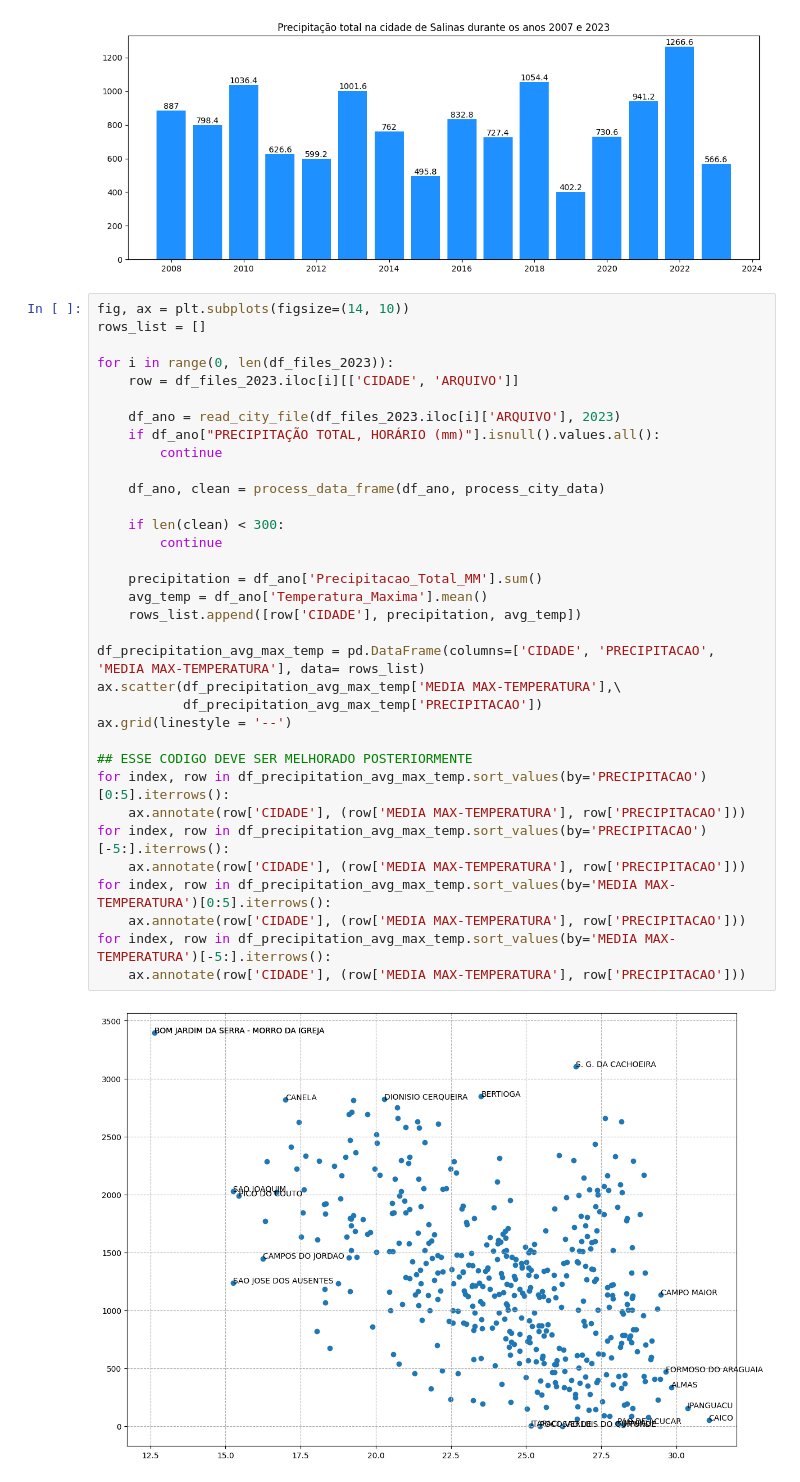
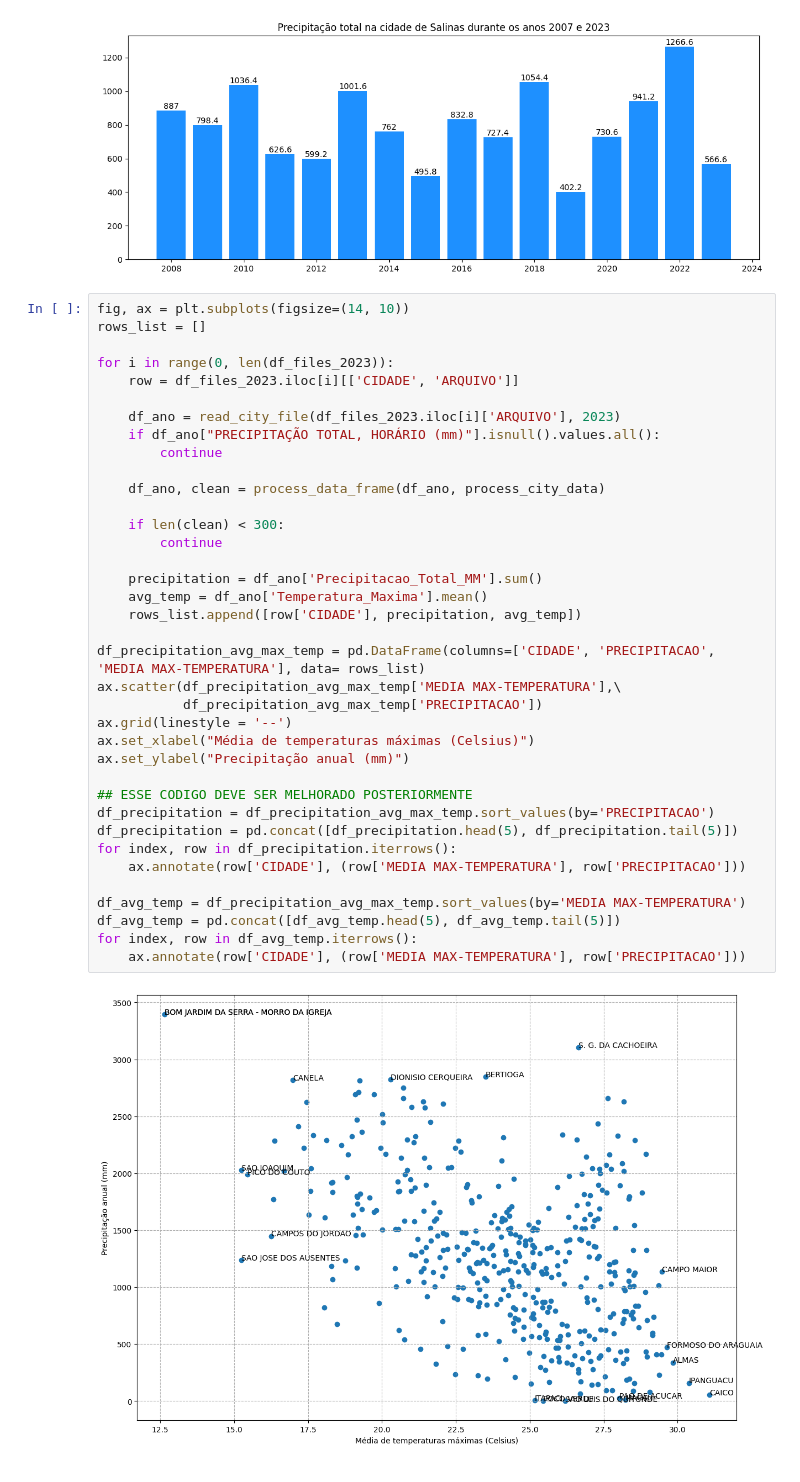
Before and after one commit to nfmmendes/INMET-data-play, a Jupyter notebook: Dados Metereológicos do INMET.ipynb, the cells around one changed output. Saved outputs shown, nothing was run; the diff lists cells and outputs as text.

Commit message:
Improve precipitation/temp visualization

```diff
--- a/Dados Metereológicos do INMET.ipynb
+++ b/Dados Metereológicos do INMET.ipynb
@@ -351,36 +351,39 @@ plt.show()
 # %%
 fig, ax = plt.subplots(figsize=(14, 10))
 rows_list = []
 
 for i in range(0, len(df_files_2023)):
     row = df_files_2023.iloc[i][['CIDADE', 'ARQUIVO']]
 
     df_ano = read_city_file(df_files_2023.iloc[i]['ARQUIVO'], 2023)
     if df_ano["PRECIPITAÇÃO TOTAL, HORÁRIO (mm)"].isnull().values.all():
         continue
 
     df_ano, clean = process_data_frame(df_ano, process_city_data)
 
     if len(clean) < 300:
         continue
 
     precipitation = df_ano['Precipitacao_Total_MM'].sum()
     avg_temp = df_ano['Temperatura_Maxima'].mean()
     rows_list.append([row['CIDADE'], precipitation, avg_temp])
 
 df_precipitation_avg_max_temp = pd.DataFrame(columns=['CIDADE', 'PRECIPITACAO', 'MEDIA MAX-TEMPERATURA'], data= rows_list)
 ax.scatter(df_precipitation_avg_max_temp['MEDIA MAX-TEMPERATURA'],\
            df_precipitation_avg_max_temp['PRECIPITACAO'])
 ax.grid(linestyle = '--')
+ax.set_xlabel("Média de temperaturas máximas (Celsius)")
+ax.set_ylabel("Precipitação anual (mm)")
 
 ## ESSE CODIGO DEVE SER MELHORADO POSTERIORMENTE
-for index, row in df_precipitation_avg_max_temp.sort_values(by='PRECIPITACAO')[0:5].iterrows():
+df_precipitation = df_precipitation_avg_max_temp.sort_values(by='PRECIPITACAO')
+df_precipitation = pd.concat([df_precipitation.head(5), df_precipitation.tail(5)])
+for index, row in df_precipitation.iterrows():
     ax.annotate(row['CIDADE'], (row['MEDIA MAX-TEMPERATURA'], row['PRECIPITACAO']))
-for index, row in df_precipitation_avg_max_temp.sort_values(by='PRECIPITACAO')[-5:].iterrows():
+
+df_avg_temp = df_precipitation_avg_max_temp.sort_values(by='MEDIA MAX-TEMPERATURA')
+df_avg_temp = pd.concat([df_avg_temp.head(5), df_avg_temp.tail(5)])
+for index, row in df_avg_temp.iterrows():
     ax.annotate(row['CIDADE'], (row['MEDIA MAX-TEMPERATURA'], row['PRECIPITACAO']))
-for index, row in df_precipitation_avg_max_temp.sort_values(by='MEDIA MAX-TEMPERATURA')[0:5].iterrows():
-    ax.annotate(row['CIDADE'], (row['MEDIA MAX-TEMPERATURA'], row['PRECIPITACAO']))
-for index, row in df_precipitation_avg_max_temp.sort_values(by='MEDIA MAX-TEMPERATURA')[-5:].iterrows():
-    ax.annotate(row['CIDADE'], (row['MEDIA MAX-TEMPERATURA'], row['PRECIPITACAO']))
 # %% [output]
-[figure, old version]
+[figure, new version]
```
Also changed, not shown: parts of 4 cells of this notebook.
